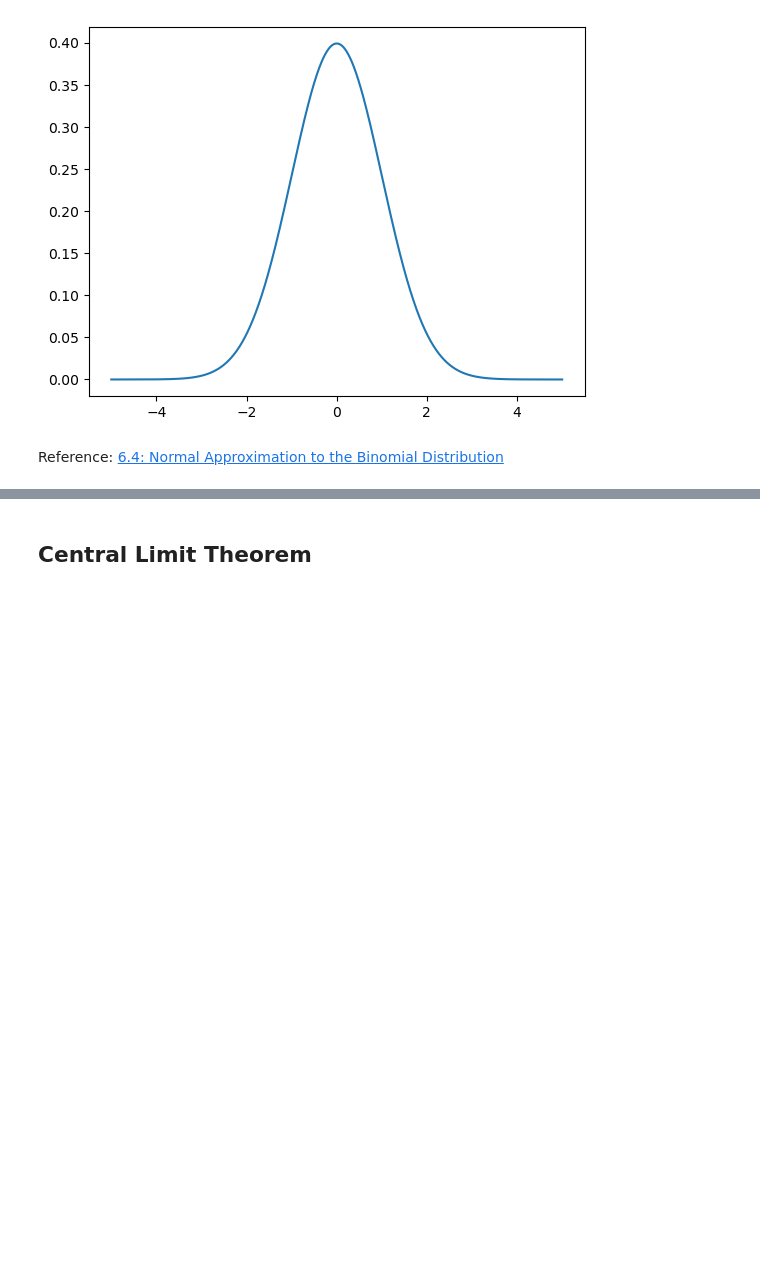
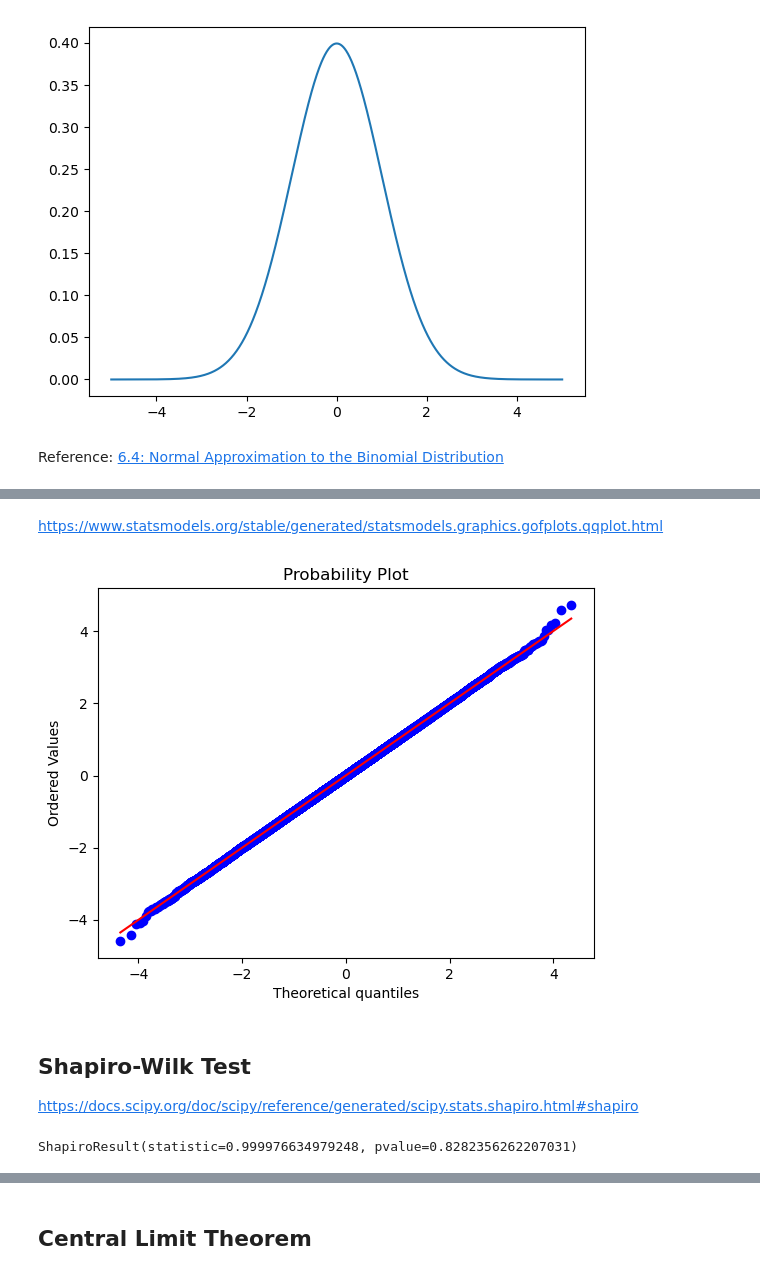
Before and after one commit to nurbujang/statnotes, a Jupyter notebook: s03_normal.ipynb, the cells around one changed output, grey strips where cells are left out. Saved outputs shown, nothing was run; the diff lists cells and outputs as text; code cells hidden in the pictures; blank space fills up the shorter version.

```diff
--- a/s03_normal.ipynb
+++ b/s03_normal.ipynb
@@ -336,0 +384,19 @@ ax.set_ylabel('Count');
+# %% [markdown]
+https://www.statsmodels.org/stable/generated/statsmodels.graphics.gofplots.qqplot.html
+# %%
+# Create an empty plot.
+fig, ax = plt.subplots()
+
+# Create a q-q plot.
+stats.probplot(data, dist='norm', plot=ax);
+# %% [output]
+[figure, added]
+# %% [markdown]
+## Shapiro-Wilk Test
+
+https://docs.scipy.org/doc/scipy/reference/generated/scipy.stats.shapiro.html#shapiro
+# %%
+# Perform the Shapiro Wilk test.
+stats.shapiro(data)
+# %% [output]
+ShapiroResult(statistic=0.999976634979248, pvalue=0.8282356262207031)
```
Also changed, not shown: parts of 23 cells of this notebook.
